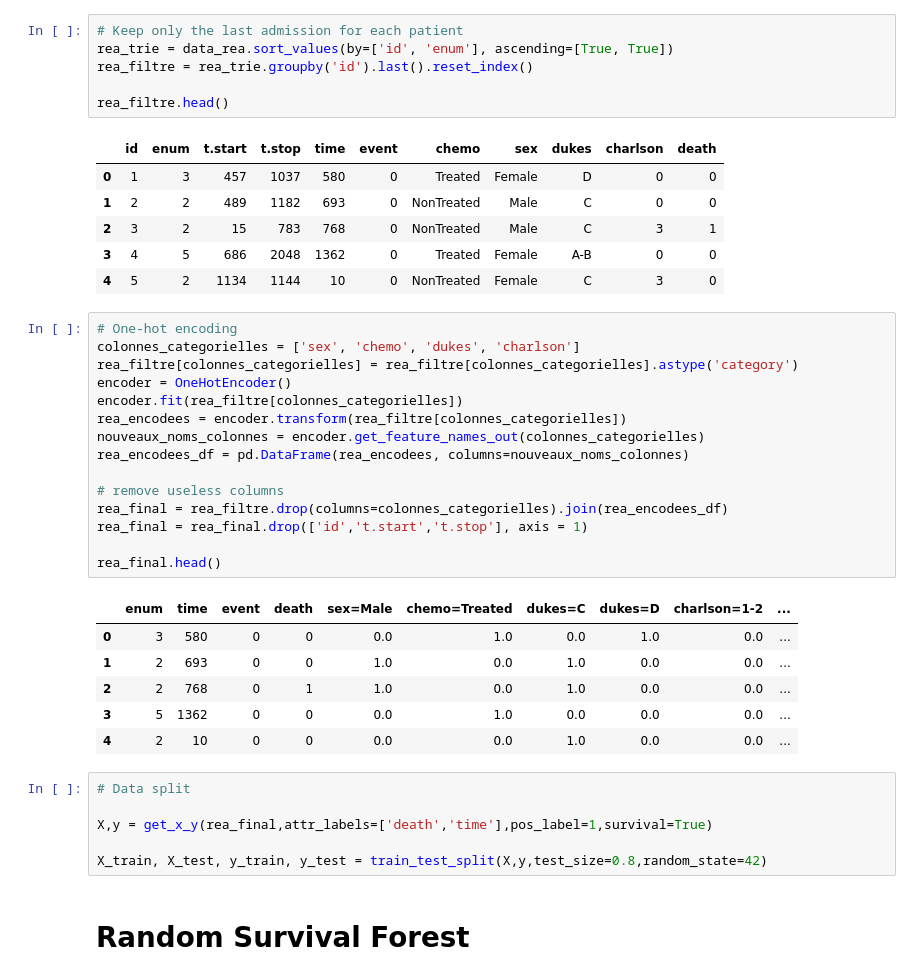
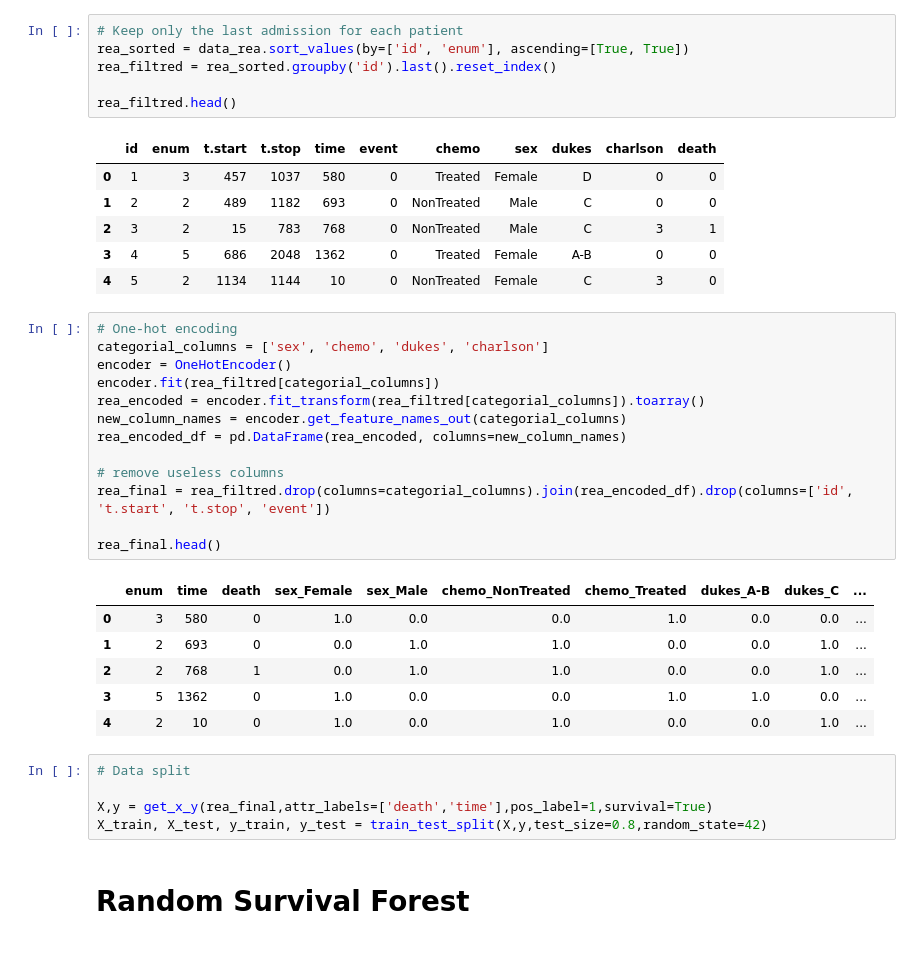
Before and after one commit to malquier/Interpretability_of_Survival_Analysis, a Jupyter notebook: Survival_analysis/SA_readmission/RSF_readmission.ipynb.ipynb, the cells around one changed output. Cells and saved outputs as stored; diff of their text form.

```diff
--- a/Survival_analysis/SA_readmission/RSF_readmission.ipynb.ipynb
+++ b/Survival_analysis/SA_readmission/RSF_readmission.ipynb.ipynb
@@ -41,10 +34,10 @@ data_rea.head()
 | 4 | 2 | 2 | 489 | 1182 | 693 | 0 | NonTreated | Male | C | 0 | 0 |
 # %%
 # Keep only the last admission for each patient
-rea_trie = data_rea.sort_values(by=['id', 'enum'], ascending=[True, True])
-rea_filtre = rea_trie.groupby('id').last().reset_index()
+rea_sorted = data_rea.sort_values(by=['id', 'enum'], ascending=[True, True])
+rea_filtred = rea_sorted.groupby('id').last().reset_index()
 
-rea_filtre.head()
+rea_filtred.head()
 # %% [output]
 |  | id | enum | t.start | t.stop | time | event | chemo | sex | dukes | charlson | death |
 | 0 | 1 | 3 | 457 | 1037 | 580 | 0 | Treated | Female | D | 0 | 0 |
@@ -54,31 +47,28 @@ rea_filtre.head()
 | 4 | 5 | 2 | 1134 | 1144 | 10 | 0 | NonTreated | Female | C | 3 | 0 |
 # %%
 # One-hot encoding
-colonnes_categorielles = ['sex', 'chemo', 'dukes', 'charlson']
-rea_filtre[colonnes_categorielles] = rea_filtre[colonnes_categorielles].astype('category')
+categorial_columns = ['sex', 'chemo', 'dukes', 'charlson']
 encoder = OneHotEncoder()
-encoder.fit(rea_filtre[colonnes_categorielles])
-rea_encodees = encoder.transform(rea_filtre[colonnes_categorielles])
-nouveaux_noms_colonnes = encoder.get_feature_names_out(colonnes_categorielles)
-rea_encodees_df = pd.DataFrame(rea_encodees, columns=nouveaux_noms_colonnes)
+encoder.fit(rea_filtred[categorial_columns])
+rea_encoded = encoder.fit_transform(rea_filtred[categorial_columns]).toarray()
+new_column_names = encoder.get_feature_names_out(categorial_columns)
+rea_encoded_df = pd.DataFrame(rea_encoded, columns=new_column_names)
 
 # remove useless columns
-rea_final = rea_filtre.drop(columns=colonnes_categorielles).join(rea_encodees_df)
-rea_final = rea_final.drop(['id','t.start','t.stop'], axis = 1)
+rea_final = rea_filtred.drop(columns=categorial_columns).join(rea_encoded_df).drop(columns=['id', 't.start', 't.stop', 'event'])
 
 rea_final.head()
 # %% [output]
-|  | enum | time | event | death | sex=Male | chemo=Treated | dukes=C | dukes=D | charlson=1-2 | ... |
-| 0 | 3 | 580 | 0 | 0 | 0.0 | 1.0 | 0.0 | 1.0 | 0.0 | ... |
-| 1 | 2 | 693 | 0 | 0 | 1.0 | 0.0 | 1.0 | 0.0 | 0.0 | ... |
-| 2 | 2 | 768 | 0 | 1 | 1.0 | 0.0 | 1.0 | 0.0 | 0.0 | ... |
-| 3 | 5 | 1362 | 0 | 0 | 0.0 | 1.0 | 0.0 | 0.0 | 0.0 | ... |
-| 4 | 2 | 10 | 0 | 0 | 0.0 | 0.0 | 1.0 | 0.0 | 0.0 | ... |
+|  | enum | time | death | sex_Female | sex_Male | chemo_NonTreated | chemo_Treated | dukes_A-B | dukes_C | ... |
+| 0 | 3 | 580 | 0 | 1.0 | 0.0 | 0.0 | 1.0 | 0.0 | 0.0 | ... |
+| 1 | 2 | 693 | 0 | 0.0 | 1.0 | 1.0 | 0.0 | 0.0 | 1.0 | ... |
+| 2 | 2 | 768 | 1 | 0.0 | 1.0 | 1.0 | 0.0 | 0.0 | 1.0 | ... |
+| 3 | 5 | 1362 | 0 | 1.0 | 0.0 | 0.0 | 1.0 | 1.0 | 0.0 | ... |
+| 4 | 2 | 10 | 0 | 1.0 | 0.0 | 1.0 | 0.0 | 0.0 | 1.0 | ... |
 # %%
 # Data split
 
 X,y = get_x_y(rea_final,attr_labels=['death','time'],pos_label=1,survival=True)
-
 X_train, X_test, y_train, y_test = train_test_split(X,y,test_size=0.8,random_state=42)
 # %% [markdown]
 # **Random Survival Forest**
```
Also changed, not shown: parts of 18 cells of this notebook, 3 other files.
